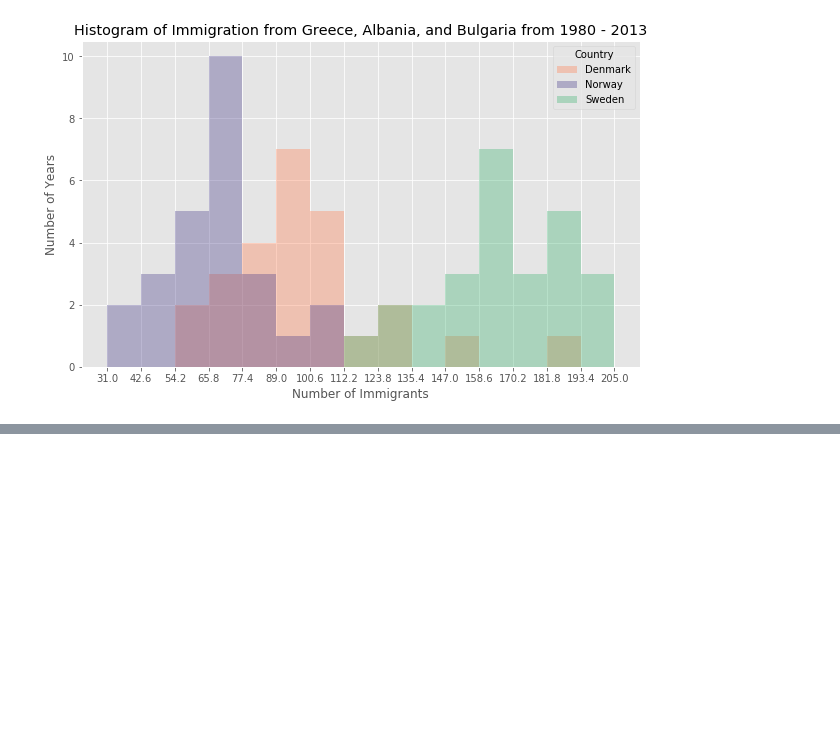
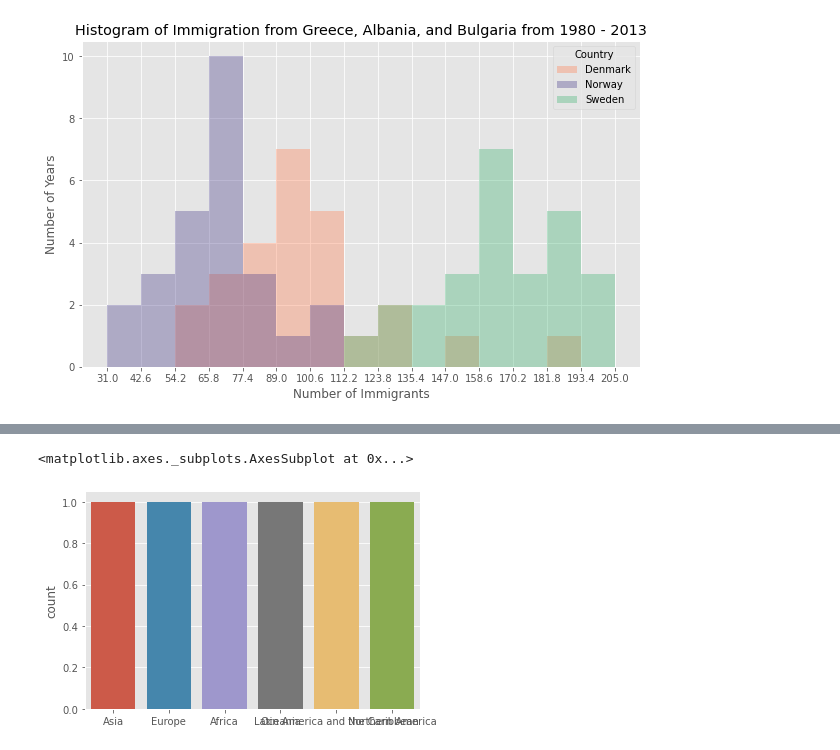
Before and after one commit to mahadiatunga/DataVisualisation, a Jupyter notebook: Area graph and Bar Charts.ipynb, the cells around one changed output, grey strips where cells are left out. Cells and saved outputs as stored; diff of their text form; code cells hidden in the pictures; blank space fills up the shorter version.

```diff
--- a/Area graph and Bar Charts.ipynb
+++ b/Area graph and Bar Charts.ipynb
@@ -247,0 +261,9 @@ Text(0.5, 0, 'Number of Immigrants')
+# %%
+cont = df['Continent'].unique()
+reg = df['Region'].unique()
+dev = df['DevName'].unique()
+# %%
+sns.countplot(cont)
+# %% [output]
+<matplotlib.axes._subplots.AxesSubplot at 0x...>
+[figure, added]
```
Also changed, not shown: parts of 9 cells of this notebook.
